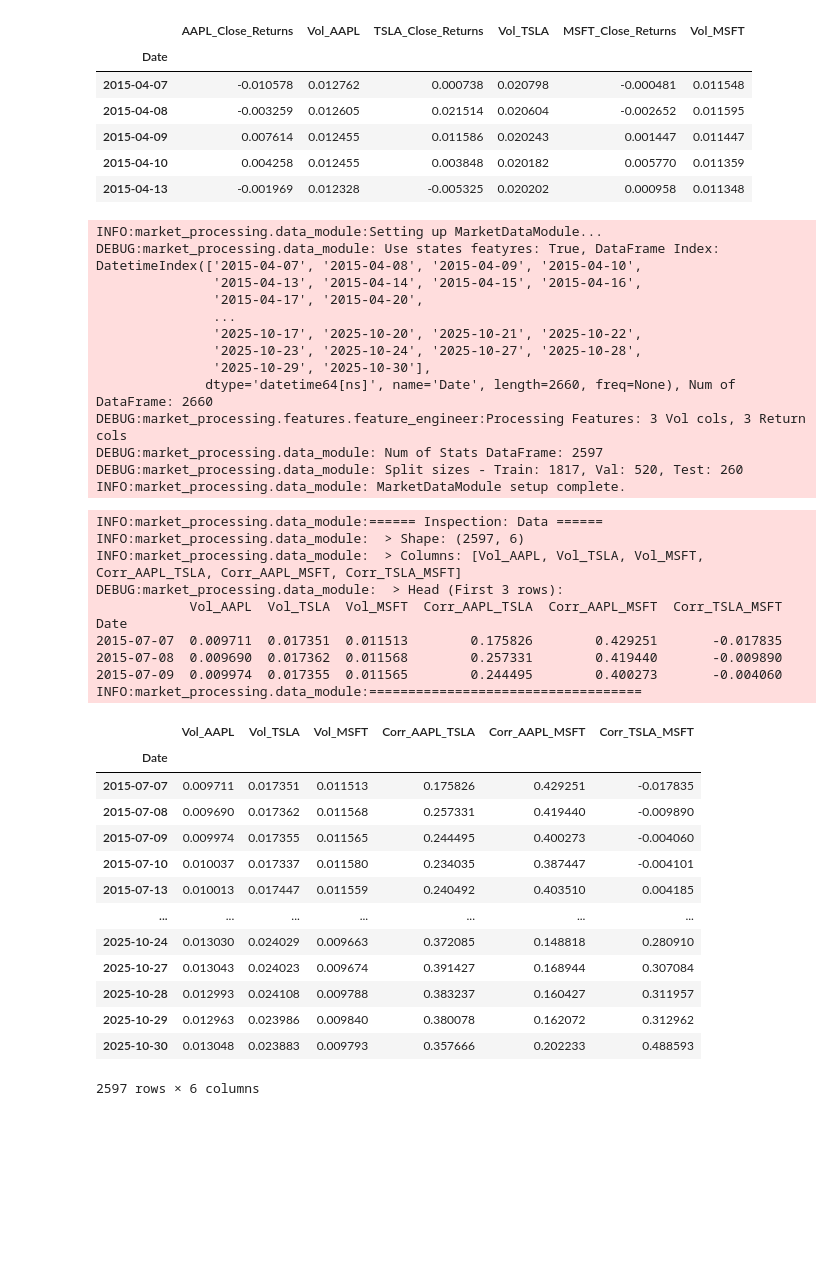
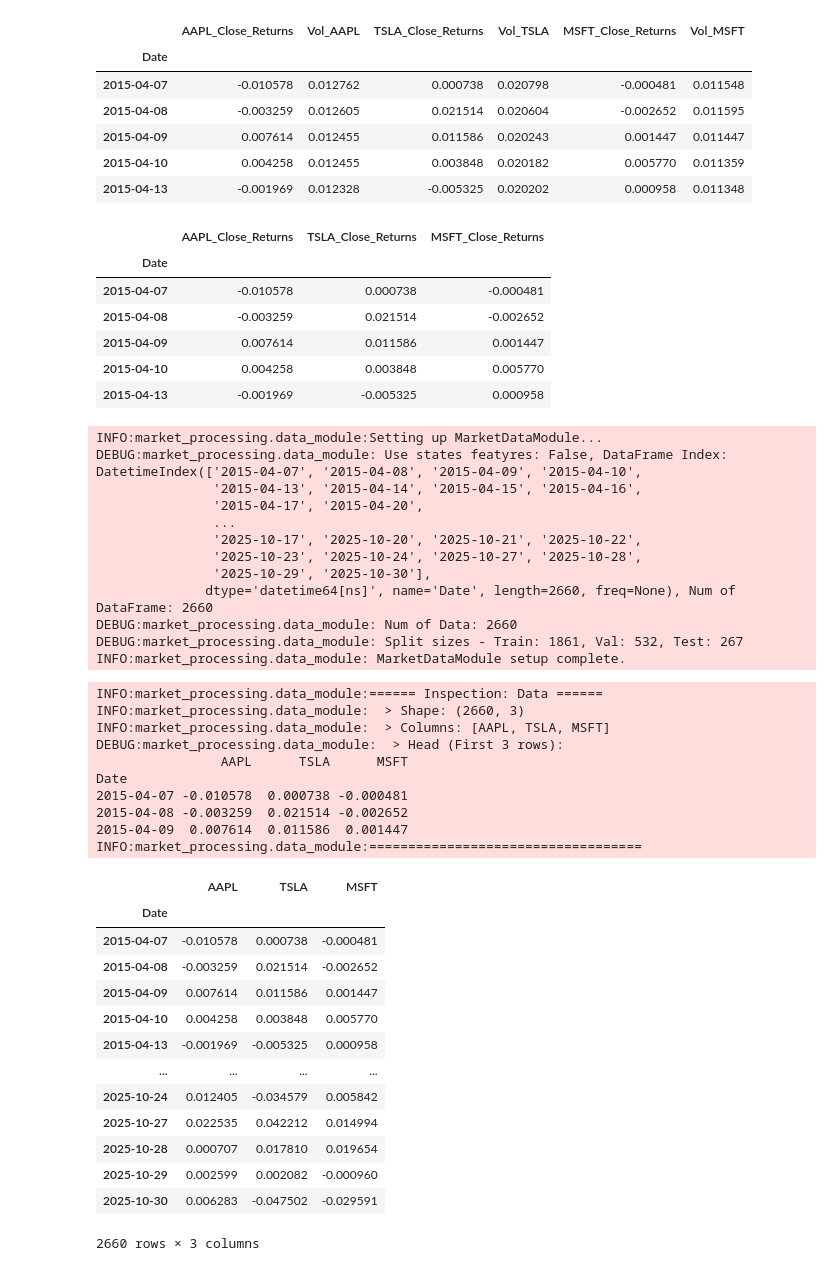
Before and after one commit to Narodomy/Time-Series-Generative-AI-for-Asset-Investment, a Jupyter notebook: notebooks/v4_playground.ipynb, the cells around one changed output. Cells and saved outputs as stored; diff of their text form; code cells hidden in the pictures; blank space fills up the shorter version.

```diff
--- a/notebooks/v4_playground.ipynb
+++ b/notebooks/v4_playground.ipynb
@@ -96,13 +96,14 @@ DEBUG:entities.basket:Aligned data shape: (2660, 6)
 | 2015-04-10 | 0.004258 | 0.012455 | 0.003848 | 0.020182 | 0.005770 | 0.011359 |
 | 2015-04-13 | -0.001969 | 0.012328 | -0.005325 | 0.020202 | 0.000958 | 0.011348 |
 # %%
-# # 2. Align Data (รวมร่าง)
-#     # ใช้ StrictAlignment เพื่อเอาเฉพาะวันที่ตลาดเปิดตรงกัน
-
-
-#     print(f"Joint Data Shape: {joint_df.shape}")
-#     # columns จะเป็น [AAPL_Close_ret, MSFT_Close_ret]
-
-#     # 3. Preprocess for Model (Scale & Window)
-#     processor = MarketPreprocessor(window_size=60, train_split=0.8)
-#     X_train, X_test = processor.fit_transform(joint_df)
+selected = ["AAPL_Close_Returns", "TSLA_Close_Returns", "MSFT_Close_Returns"]
+joint_df = joint_df[selected]
+joint_df.head()
+# %% [output]
+|  | AAPL_Close_Returns | TSLA_Close_Returns | MSFT_Close_Returns |
+| Date |  |  |  |
+| 2015-04-07 | -0.010578 | 0.000738 | -0.000481 |
+| 2015-04-08 | -0.003259 | 0.021514 | -0.002652 |
+| 2015-04-09 | 0.007614 | 0.011586 | 0.001447 |
+| 2015-04-10 | 0.004258 | 0.003848 | 0.005770 |
+| 2015-04-13 | -0.001969 | -0.005325 | 0.000958 |
@@ -111,14 +123,14 @@ dm = MarketDataModule(
         joint_df=joint_df,
         window_size=window_size,
         batch_size=batch_size,
-        use_stats_features=True,
+        use_stats_features=False,
         split_ratio=(0.7, 0.2, 0.1)
     )
 # %%
 dm.setup()
 # %% [output]
 INFO:market_processing.data_module:Setting up MarketDataModule...
-DEBUG:market_processing.data_module: Use states featyres: True, DataFrame Index: DatetimeIndex(['2015-04-07', '2015-04-08', '2015-04-09', '2015-04-10',
+DEBUG:market_processing.data_module: Use states featyres: False, DataFrame Index: DatetimeIndex(['2015-04-07', '2015-04-08', '2015-04-09', '2015-04-10',
                '2015-04-13', '2015-04-14', '2015-04-15', '2015-04-16',
                '2015-04-17', '2015-04-20',
                ...
@@ -126,37 +138,36 @@ DEBUG:market_processing.data_module: Use states featyres: True, DataFrame Index:
                '2025-10-23', '2025-10-24', '2025-10-27', '2025-10-28',
                '2025-10-29', '2025-10-30'],
               dtype='datetime64[ns]', name='Date', length=2660, freq=None), Num of DataFrame: 2660
-DEBUG:market_processing.features.feature_engineer:Processing Features: 3 Vol cols, 3 Return cols
-DEBUG:market_processing.data_module: Num of Stats DataFrame: 2597
-DEBUG:market_processing.data_module: Split sizes - Train: 1817, Val: 520, Test: 260
+DEBUG:market_processing.data_module: Num of Data: 2660
+DEBUG:market_processing.data_module: Split sizes - Train: 1861, Val: 532, Test: 267
 INFO:market_processing.data_module: MarketDataModule setup complete.
 # %%
-dm._clean_and_inspect_features(dm.stats_df)
+dm._clean_and_inspect_features(dm.df)
 # %% [output]
 INFO:market_processing.data_module:====== Inspection: Data ======
-INFO:market_processing.data_module:  > Shape: (2597, 6)
-INFO:market_processing.data_module:  > Columns: [Vol_AAPL, Vol_TSLA, Vol_MSFT, Corr_AAPL_TSLA, Corr_AAPL_MSFT, Corr_TSLA_MSFT]
+INFO:market_processing.data_module:  > Shape: (2660, 3)
+INFO:market_processing.data_module:  > Columns: [AAPL, TSLA, MSFT]
 DEBUG:market_processing.data_module:  > Head (First 3 rows):
-            Vol_AAPL  Vol_TSLA  Vol_MSFT  Corr_AAPL_TSLA  Corr_AAPL_MSFT  Corr_TSLA_MSFT
+                AAPL      TSLA      MSFT
 Date
-2015-07-07  0.009711  0.017351  0.011513        0.175826        0.429251       -0.017835
-2015-07-08  0.009690  0.017362  0.011568        0.257331        0.419440       -0.009890
-2015-07-09  0.009974  0.017355  0.011565        0.244495        0.400273       -0.004060
+2015-04-07 -0.010578  0.000738 -0.000481
+2015-04-08 -0.003259  0.021514 -0.002652
+2015-04-09  0.007614  0.011586  0.001447
 INFO:market_processing.data_module:===================================
-|  | Vol_AAPL | Vol_TSLA | Vol_MSFT | Corr_AAPL_TSLA | Corr_AAPL_MSFT | Corr_TSLA_MSFT |
-| Date |  |  |  |  |  |  |
-| 2015-07-07 | 0.009711 | 0.017351 | 0.011513 | 0.175826 | 0.429251 | -0.017835 |
-| 2015-07-08 | 0.009690 | 0.017362 | 0.011568 | 0.257331 | 0.419440 | -0.009890 |
-| 2015-07-09 | 0.009974 | 0.017355 | 0.011565 | 0.244495 | 0.400273 | -0.004060 |
-| 2015-07-10 | 0.010037 | 0.017337 | 0.011580 | 0.234035 | 0.387447 | -0.004101 |
-| 2015-07-13 | 0.010013 | 0.017447 | 0.011559 | 0.240492 | 0.403510 | 0.004185 |
-| ... | ... | ... | ... | ... | ... | ... |
-| 2025-10-24 | 0.013030 | 0.024029 | 0.009663 | 0.372085 | 0.148818 | 0.280910 |
-| 2025-10-27 | 0.013043 | 0.024023 | 0.009674 | 0.391427 | 0.168944 | 0.307084 |
-| 2025-10-28 | 0.012993 | 0.024108 | 0.009788 | 0.383237 | 0.160427 | 0.311957 |
-| 2025-10-29 | 0.012963 | 0.023986 | 0.009840 | 0.380078 | 0.162072 | 0.312962 |
-| 2025-10-30 | 0.013048 | 0.023883 | 0.009793 | 0.357666 | 0.202233 | 0.488593 |
+|  | AAPL | TSLA | MSFT |
+| Date |  |  |  |
+| 2015-04-07 | -0.010578 | 0.000738 | -0.000481 |
+| 2015-04-08 | -0.003259 | 0.021514 | -0.002652 |
+| 2015-04-09 | 0.007614 | 0.011586 | 0.001447 |
+| 2015-04-10 | 0.004258 | 0.003848 | 0.005770 |
+| 2015-04-13 | -0.001969 | -0.005325 | 0.000958 |
+| ... | ... | ... | ... |
+| 2025-10-24 | 0.012405 | -0.034579 | 0.005842 |
+| 2025-10-27 | 0.022535 | 0.042212 | 0.014994 |
+| 2025-10-28 | 0.000707 | 0.017810 | 0.019654 |
+| 2025-10-29 | 0.002599 | 0.002082 | -0.000960 |
+| 2025-10-30 | 0.006283 | -0.047502 | -0.029591 |
-2597 rows × 6 columns
+2660 rows × 3 columns
 # %%
 train_dataloader = dm.train_dataloader()
 val_dataloader = dm.validate_dataloader()
```
Also changed, not shown: parts of 49 cells of this notebook, 7 other files.
